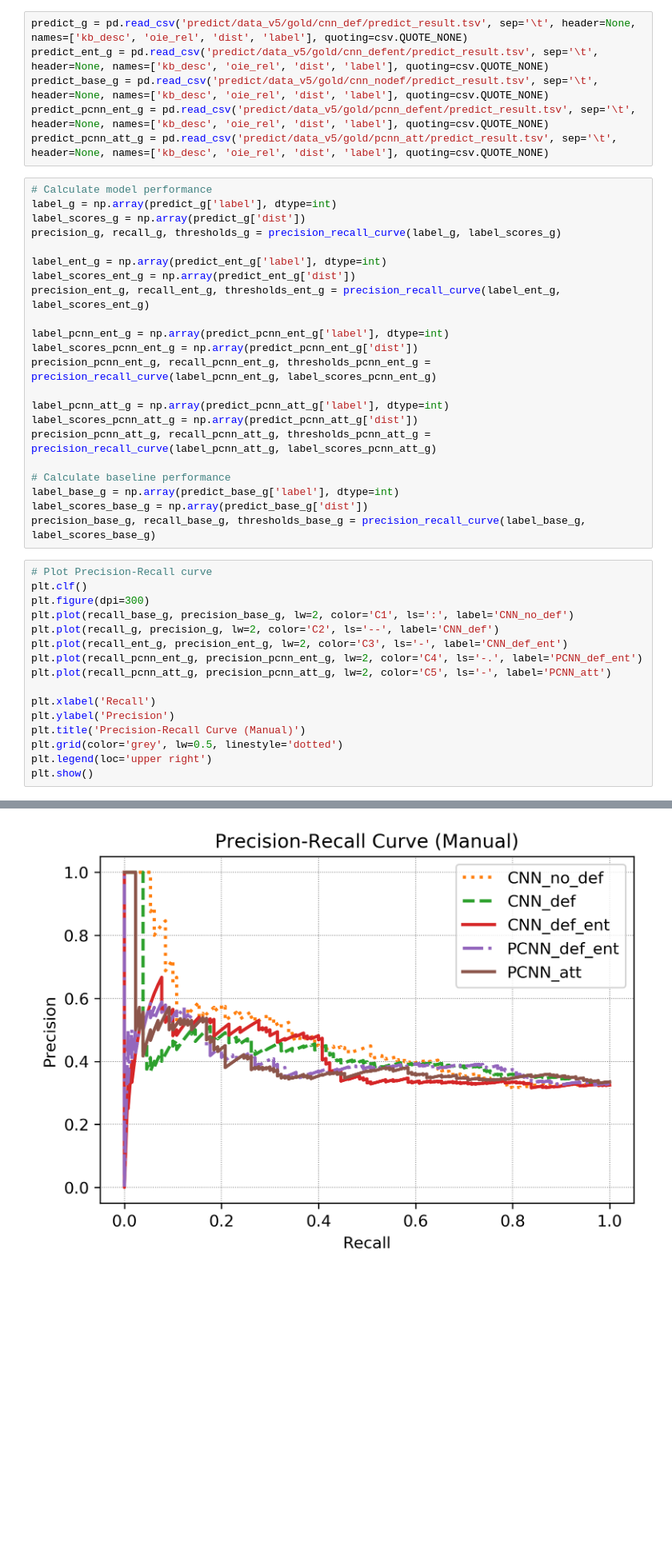
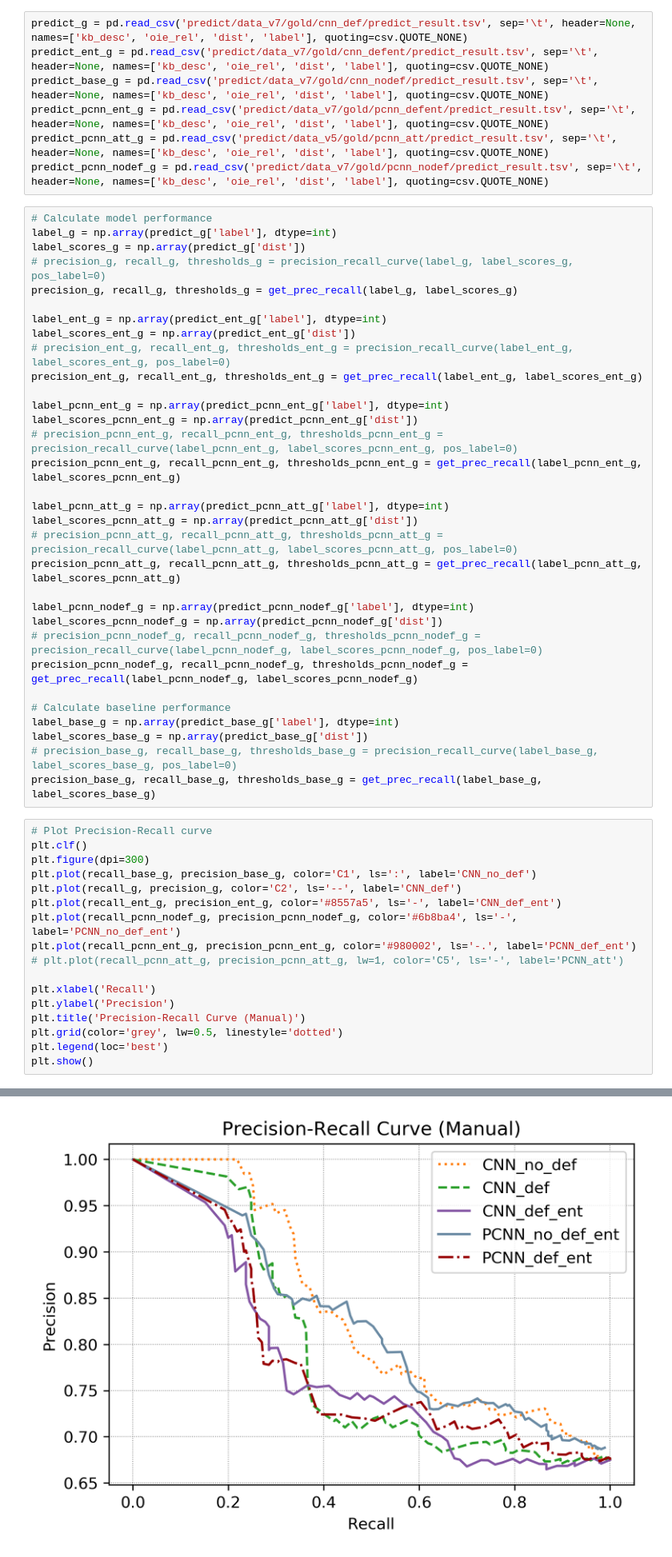
Before and after one commit to rifkiaputri/Relation-Aligner, a Jupyter notebook: plot_results.ipynb, the cells around one changed output, grey strips where cells are left out. Shown at 80% size. Saved outputs shown, nothing was run; the diff lists cells and outputs as text; blank space fills up the shorter version.

```diff
--- a/plot_results.ipynb
+++ b/plot_results.ipynb
@@ -68,52 +115,64 @@ average_precision_score(label_base, label_scores_base), average_precision_score(
 # %% [markdown]
 ### Manual Evaluation
 # %%
-predict_g = pd.read_csv('predict/data_v5/gold/cnn_def/predict_result.tsv', sep='\t', header=None, names=['kb_desc', 'oie_rel', 'dist', 'label'], quoting=csv.QUOTE_NONE)
-predict_ent_g = pd.read_csv('predict/data_v5/gold/cnn_defent/predict_result.tsv', sep='\t', header=None, names=['kb_desc', 'oie_rel', 'dist', 'label'], quoting=csv.QUOTE_NONE)
-predict_base_g = pd.read_csv('predict/data_v5/gold/cnn_nodef/predict_result.tsv', sep='\t', header=None, names=['kb_desc', 'oie_rel', 'dist', 'label'], quoting=csv.QUOTE_NONE)
-predict_pcnn_ent_g = pd.read_csv('predict/data_v5/gold/pcnn_defent/predict_result.tsv', sep='\t', header=None, names=['kb_desc', 'oie_rel', 'dist', 'label'], quoting=csv.QUOTE_NONE)
+predict_g = pd.read_csv('predict/data_v7/gold/cnn_def/predict_result.tsv', sep='\t', header=None, names=['kb_desc', 'oie_rel', 'dist', 'label'], quoting=csv.QUOTE_NONE)
+predict_ent_g = pd.read_csv('predict/data_v7/gold/cnn_defent/predict_result.tsv', sep='\t', header=None, names=['kb_desc', 'oie_rel', 'dist', 'label'], quoting=csv.QUOTE_NONE)
+predict_base_g = pd.read_csv('predict/data_v7/gold/cnn_nodef/predict_result.tsv', sep='\t', header=None, names=['kb_desc', 'oie_rel', 'dist', 'label'], quoting=csv.QUOTE_NONE)
+predict_pcnn_ent_g = pd.read_csv('predict/data_v7/gold/pcnn_defent/predict_result.tsv', sep='\t', header=None, names=['kb_desc', 'oie_rel', 'dist', 'label'], quoting=csv.QUOTE_NONE)
 predict_pcnn_att_g = pd.read_csv('predict/data_v5/gold/pcnn_att/predict_result.tsv', sep='\t', header=None, names=['kb_desc', 'oie_rel', 'dist', 'label'], quoting=csv.QUOTE_NONE)
+predict_pcnn_nodef_g = pd.read_csv('predict/data_v7/gold/pcnn_nodef/predict_result.tsv', sep='\t', header=None, names=['kb_desc', 'oie_rel', 'dist', 'label'], quoting=csv.QUOTE_NONE)
 # %%
 # Calculate model performance
 label_g = np.array(predict_g['label'], dtype=int)
 label_scores_g = np.array(predict_g['dist'])
-precision_g, recall_g, thresholds_g = precision_recall_curve(label_g, label_scores_g)
+# precision_g, recall_g, thresholds_g = precision_recall_curve(label_g, label_scores_g, pos_label=0)
+precision_g, recall_g, thresholds_g = get_prec_recall(label_g, label_scores_g)
 
 label_ent_g = np.array(predict_ent_g['label'], dtype=int)
 label_scores_ent_g = np.array(predict_ent_g['dist'])
-precision_ent_g, recall_ent_g, thresholds_ent_g = precision_recall_curve(label_ent_g, label_scores_ent_g)
+# precision_ent_g, recall_ent_g, thresholds_ent_g = precision_recall_curve(label_ent_g, label_scores_ent_g, pos_label=0)
+precision_ent_g, recall_ent_g, thresholds_ent_g = get_prec_recall(label_ent_g, label_scores_ent_g)
 
 label_pcnn_ent_g = np.array(predict_pcnn_ent_g['label'], dtype=int)
 label_scores_pcnn_ent_g = np.array(predict_pcnn_ent_g['dist'])
-precision_pcnn_ent_g, recall_pcnn_ent_g, thresholds_pcnn_ent_g = precision_recall_curve(label_pcnn_ent_g, label_scores_pcnn_ent_g)
+# precision_pcnn_ent_g, recall_pcnn_ent_g, thresholds_pcnn_ent_g = precision_recall_curve(label_pcnn_ent_g, label_scores_pcnn_ent_g, pos_label=0)
+precision_pcnn_ent_g, recall_pcnn_ent_g, thresholds_pcnn_ent_g = get_prec_recall(label_pcnn_ent_g, label_scores_pcnn_ent_g)
 
 label_pcnn_att_g = np.array(predict_pcnn_att_g['label'], dtype=int)
 label_scores_pcnn_att_g = np.array(predict_pcnn_att_g['dist'])
-precision_pcnn_att_g, recall_pcnn_att_g, thresholds_pcnn_att_g = precision_recall_curve(label_pcnn_att_g, label_scores_pcnn_att_g)
+# precision_pcnn_att_g, recall_pcnn_att_g, thresholds_pcnn_att_g = precision_recall_curve(label_pcnn_att_g, label_scores_pcnn_att_g, pos_label=0)
+precision_pcnn_att_g, recall_pcnn_att_g, thresholds_pcnn_att_g = get_prec_recall(label_pcnn_att_g, label_scores_pcnn_att_g)
+
+label_pcnn_nodef_g = np.array(predict_pcnn_nodef_g['label'], dtype=int)
+label_scores_pcnn_nodef_g = np.array(predict_pcnn_nodef_g['dist'])
+# precision_pcnn_nodef_g, recall_pcnn_nodef_g, thresholds_pcnn_nodef_g = precision_recall_curve(label_pcnn_nodef_g, label_scores_pcnn_nodef_g, pos_label=0)
+precision_pcnn_nodef_g, recall_pcnn_nodef_g, thresholds_pcnn_nodef_g = get_prec_recall(label_pcnn_nodef_g, label_scores_pcnn_nodef_g)
 
 # Calculate baseline performance
 label_base_g = np.array(predict_base_g['label'], dtype=int)
 label_scores_base_g = np.array(predict_base_g['dist'])
-precision_base_g, recall_base_g, thresholds_base_g = precision_recall_curve(label_base_g, label_scores_base_g)
+# precision_base_g, recall_base_g, thresholds_base_g = precision_recall_curve(label_base_g, label_scores_base_g, pos_label=0)
+precision_base_g, recall_base_g, thresholds_base_g = get_prec_recall(label_base_g, label_scores_base_g)
 # %%
 # Plot Precision-Recall curve
 plt.clf()
 plt.figure(dpi=300)
-plt.plot(recall_base_g, precision_base_g, lw=2, color='C1', ls=':', label='CNN_no_def')
-plt.plot(recall_g, precision_g, lw=2, color='C2', ls='--', label='CNN_def')
-plt.plot(recall_ent_g, precision_ent_g, lw=2, color='C3', ls='-', label='CNN_def_ent')
-plt.plot(recall_pcnn_ent_g, precision_pcnn_ent_g, lw=2, color='C4', ls='-.', label='PCNN_def_ent')
-plt.plot(recall_pcnn_att_g, precision_pcnn_att_g, lw=2, color='C5', ls='-', label='PCNN_att')
+plt.plot(recall_base_g, precision_base_g, color='C1', ls=':', label='CNN_no_def')
+plt.plot(recall_g, precision_g, color='C2', ls='--', label='CNN_def')
+plt.plot(recall_ent_g, precision_ent_g, color='#8557a5', ls='-', label='CNN_def_ent')
+plt.plot(recall_pcnn_nodef_g, precision_pcnn_nodef_g, color='#6b8ba4', ls='-', label='PCNN_no_def_ent')
+plt.plot(recall_pcnn_ent_g, precision_pcnn_ent_g, color='#980002', ls='-.', label='PCNN_def_ent')
+# plt.plot(recall_pcnn_att_g, precision_pcnn_att_g, lw=1, color='C5', ls='-', label='PCNN_att')
 
 plt.xlabel('Recall')
 plt.ylabel('Precision')
 plt.title('Precision-Recall Curve (Manual)')
 plt.grid(color='grey', lw=0.5, linestyle='dotted')
-plt.legend(loc='upper right')
+plt.legend(loc='best')
 plt.show()
 # %% [output]
 <Figure size 432x288 with 0 Axes>
-[figure, old version]
+[figure, new version]
 # %%
 average_precision_score(label_base_g, label_scores_base_g), average_precision_score(label_g, label_scores_g), average_precision_score(label_ent_g, label_scores_ent_g), average_precision_score(label_pcnn_ent_g, label_scores_pcnn_ent_g), average_precision_score(label_pcnn_att_g, label_scores_pcnn_att_g)
 # %% [output]
```
Also changed, not shown: parts of 38 cells of this notebook, 11 other files.
